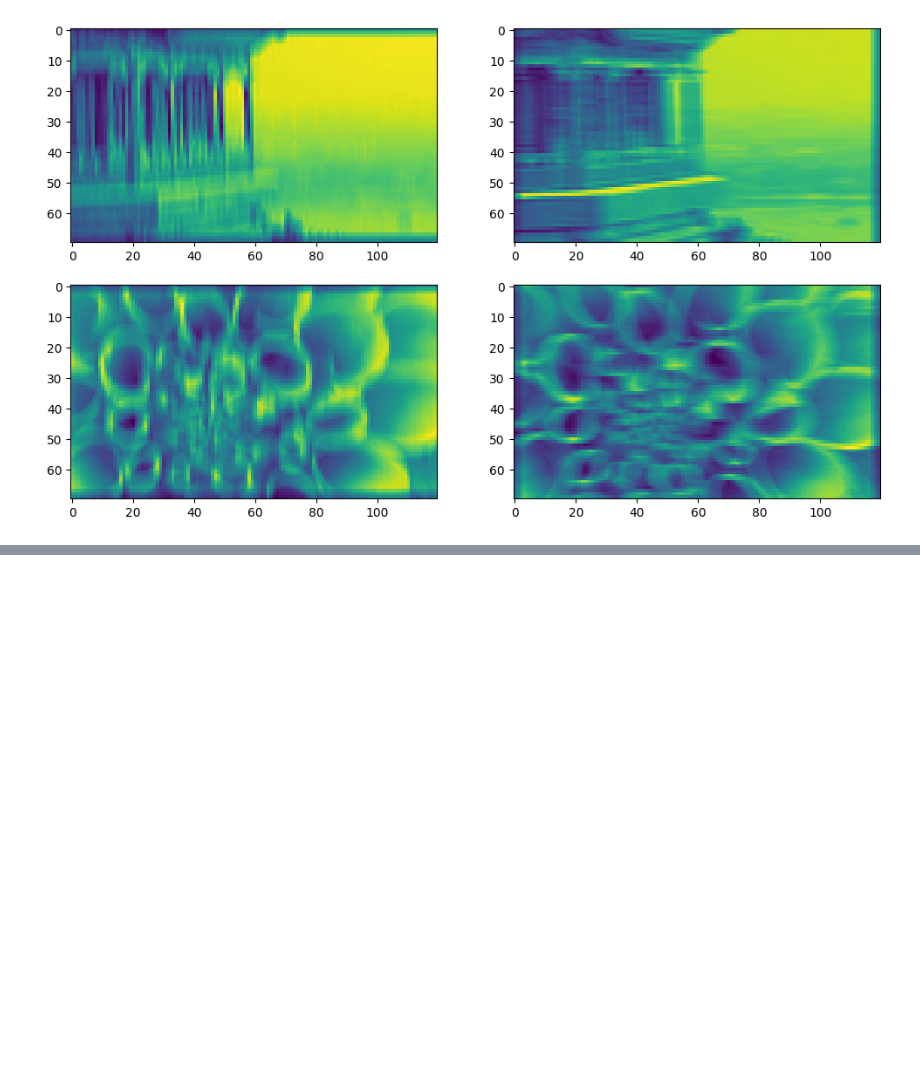
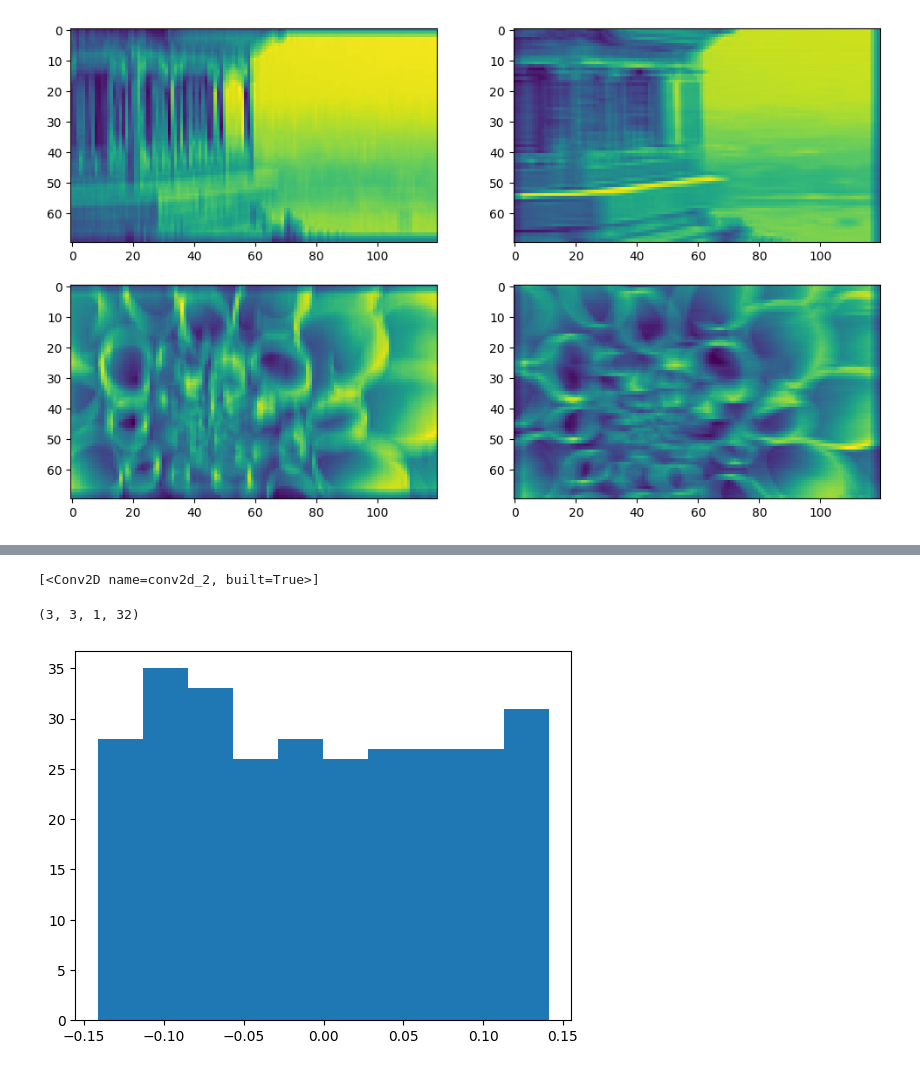
Before and after one commit to JakeOh/202505_BD50, a Jupyter notebook: lab_da/ml18_cnn.ipynb, the cells around one changed output, grey strips where cells are left out. Saved outputs shown, nothing was run; the diff lists cells and outputs as text; code cells hidden in the pictures; blank space fills up the shorter version.

```diff
--- a/lab_da/ml18_cnn.ipynb
+++ b/lab_da/ml18_cnn.ipynb
@@ -689,0 +799,20 @@ plt.show()
+# %%
+not_trained_model = keras.Sequential()
+not_trained_model.add(keras.Input(shape=(28, 28, 1)))
+not_trained_model.add(keras.layers.Conv2D(filters=32, kernel_size=3,
+                                          padding='same', activation='relu'))
+# %%
+not_trained_model.layers
+# %% [output]
+[<Conv2D name=conv2d_2, built=True>]
+# %%
+not_trained_weights = not_trained_model.layers[0].weights[0].numpy()
+# %%
+not_trained_weights.shape
+# %% [output]
+(3, 3, 1, 32)
+# %%
+plt.hist(not_trained_weights.reshape((-1,)))
+plt.show()
+# %% [output]
+[figure, added]
```
Also changed, not shown: parts of 23 cells of this notebook.
